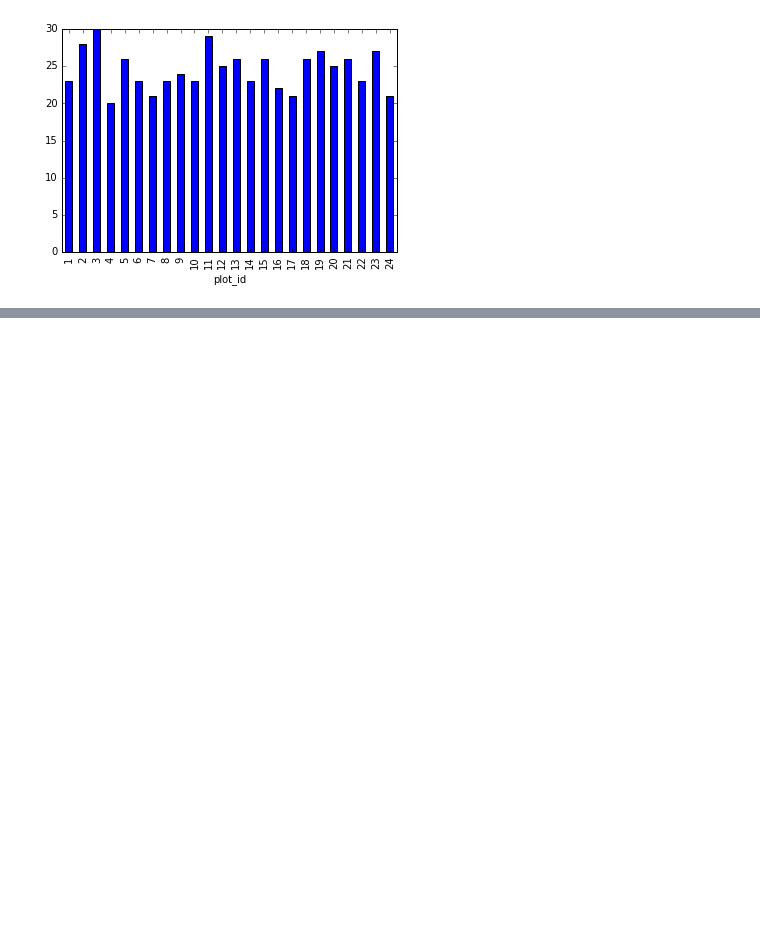
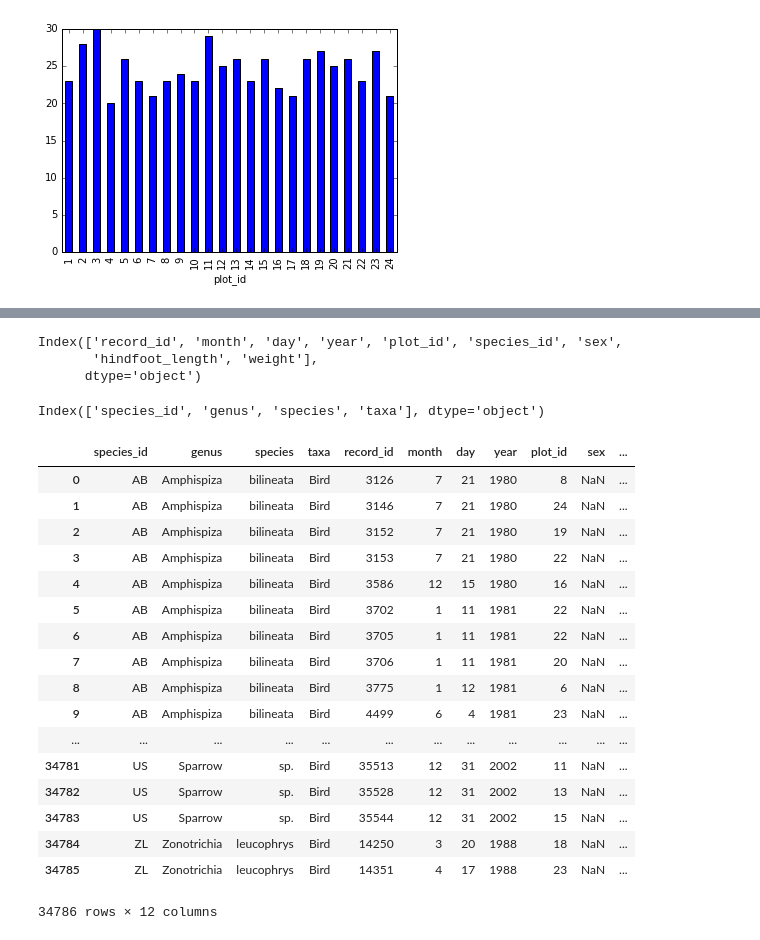
Before and after one commit to lucy6660/SWC_ANU_2016, a Jupyter notebook: ecology.ipynb, the cells around one changed output, grey strips where cells are left out. Cells and saved outputs as stored; diff of their text form; code cells hidden in the pictures; blank space fills up the shorter version.

```diff
--- a/ecology.ipynb
+++ b/ecology.ipynb
@@ -293,0 +427,32 @@ total_count.plot(kind='bar')
+# %%
+surveySub.columns
+# %% [output]
+Index(['record_id', 'month', 'day', 'year', 'plot_id', 'species_id', 'sex',
+       'hindfoot_length', 'weight'],
+      dtype='object')
+# %%
+species_df.columns
+# %% [output]
+Index(['species_id', 'genus', 'species', 'taxa'], dtype='object')
+# %%
+merged_inner = pd.merge(left=species_df, left_on = 'species_id', right=surveys_df, right_on = 'species_id')
+merged_inner
+# %% [output]
+|  | species_id | genus | species | taxa | record_id | month | day | year | plot_id | sex | ... |
+| 0 | AB | Amphispiza | bilineata | Bird | 3126 | 7 | 21 | 1980 | 8 | NaN | ... |
+| 1 | AB | Amphispiza | bilineata | Bird | 3146 | 7 | 21 | 1980 | 24 | NaN | ... |
+| 2 | AB | Amphispiza | bilineata | Bird | 3152 | 7 | 21 | 1980 | 19 | NaN | ... |
+| 3 | AB | Amphispiza | bilineata | Bird | 3153 | 7 | 21 | 1980 | 22 | NaN | ... |
+| 4 | AB | Amphispiza | bilineata | Bird | 3586 | 12 | 15 | 1980 | 16 | NaN | ... |
+| 5 | AB | Amphispiza | bilineata | Bird | 3702 | 1 | 11 | 1981 | 22 | NaN | ... |
+| 6 | AB | Amphispiza | bilineata | Bird | 3705 | 1 | 11 | 1981 | 22 | NaN | ... |
+| 7 | AB | Amphispiza | bilineata | Bird | 3706 | 1 | 11 | 1981 | 20 | NaN | ... |
+| 8 | AB | Amphispiza | bilineata | Bird | 3775 | 1 | 12 | 1981 | 6 | NaN | ... |
+| 9 | AB | Amphispiza | bilineata | Bird | 4499 | 6 | 4 | 1981 | 23 | NaN | ... |
+| ... | ... | ... | ... | ... | ... | ... | ... | ... | ... | ... | ... |
+| 34781 | US | Sparrow | sp. | Bird | 35513 | 12 | 31 | 2002 | 11 | NaN | ... |
+| 34782 | US | Sparrow | sp. | Bird | 35528 | 12 | 31 | 2002 | 13 | NaN | ... |
+| 34783 | US | Sparrow | sp. | Bird | 35544 | 12 | 31 | 2002 | 15 | NaN | ... |
+| 34784 | ZL | Zonotrichia | leucophrys | Bird | 14250 | 3 | 20 | 1988 | 18 | NaN | ... |
+| 34785 | ZL | Zonotrichia | leucophrys | Bird | 14351 | 4 | 17 | 1988 | 23 | NaN | ... |
+34786 rows × 12 columns
```
Also changed, not shown: parts of 21 cells of this notebook, 5 other files.
